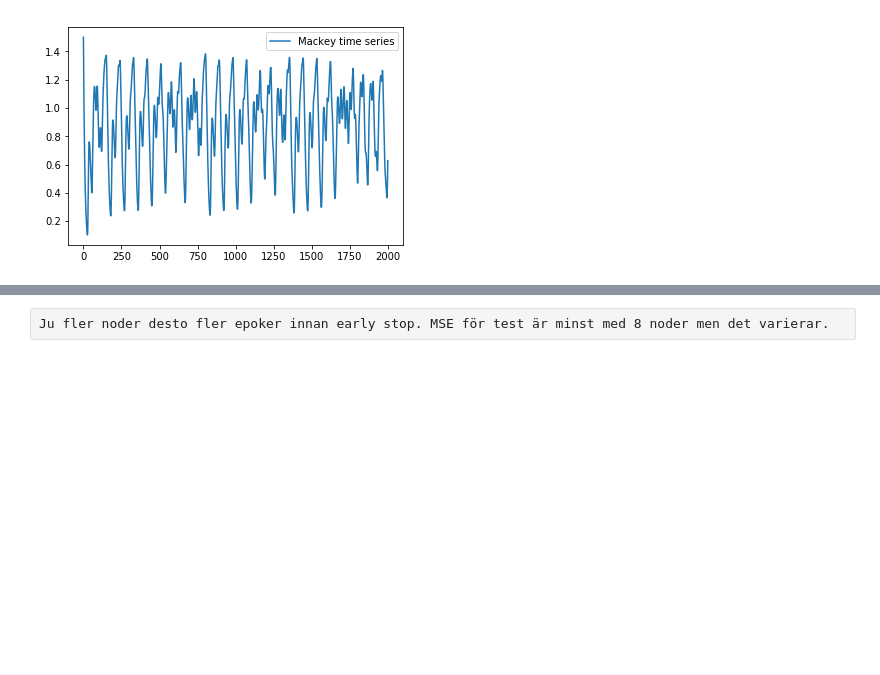
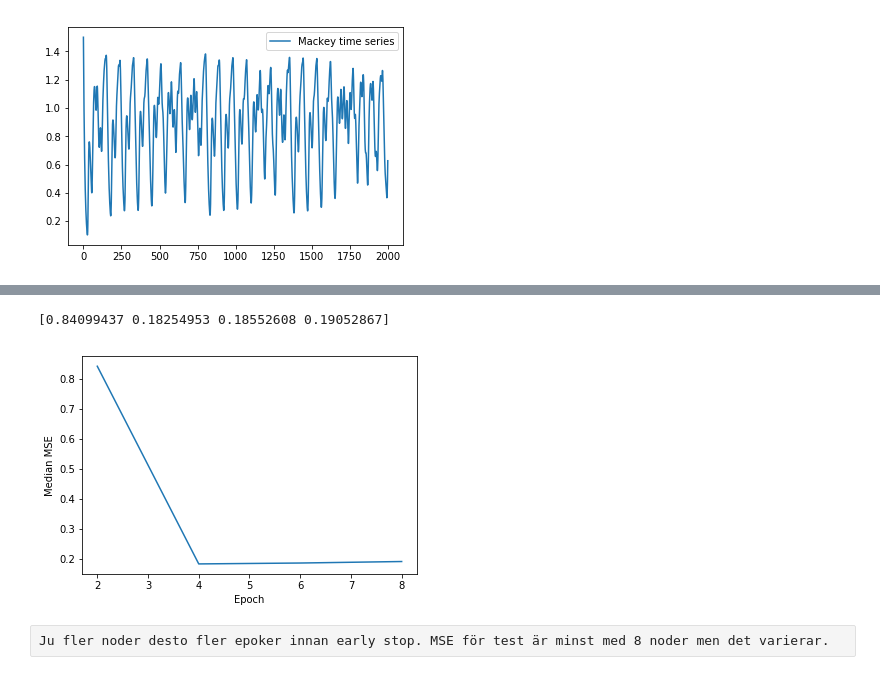
Before and after one commit to smallgreycreatures/DD2437, a Jupyter notebook: lab1/ANNDA_LAB1_4.3.1-Improved-regularization.ipynb, the cells around one changed output, grey strips where cells are left out. Saved outputs shown, nothing was run; the diff lists cells and outputs as text; code cells hidden in the pictures; blank space fills up the shorter version.

```diff
--- a/lab1/ANNDA_LAB1_4.3.1-Improved-regularization.ipynb
+++ b/lab1/ANNDA_LAB1_4.3.1-Improved-regularization.ipynb
@@ -203,3 +160,12 @@ MSE val: 0.907838761806488
+# %%
+med = np.median(MSE_test_round, axis=1)
+plt.plot([2,4,6,8],med)
+plt.ylabel('Median MSE')
+plt.xlabel('Epoch')
+print(med)
+# %% [output]
+[0.84099437 0.18254953 0.18552608 0.19052867]
+[figure, added]
 # %% [raw]
 Ju fler noder desto fler epoker innan early stop. MSE för test är minst med 8 noder men det varierar.
 # %%
```
Also changed, not shown: parts of 1 cell of this notebook, 16 other files.
